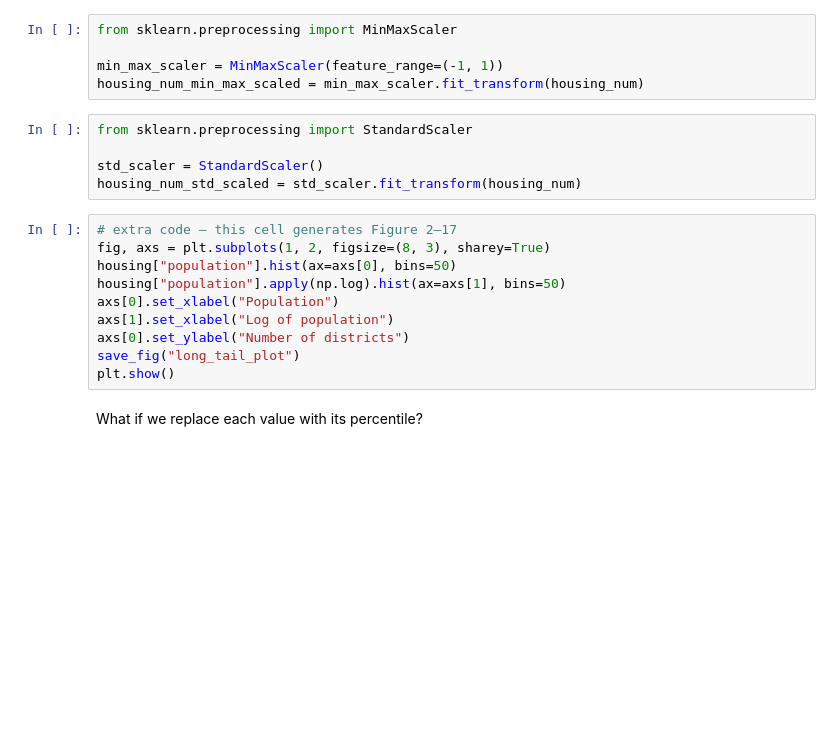
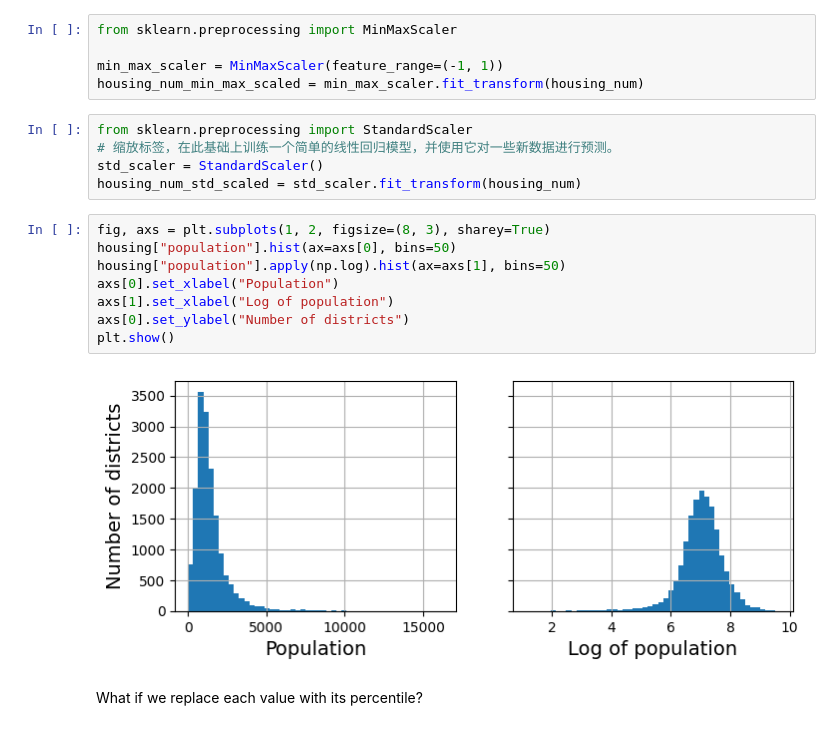
Before and after one commit to amlei/handson-ml3, a Jupyter notebook: 02_end_to_end_machine_learning_project.ipynb, the cells around one changed output. Cells and saved outputs as stored; diff of their text form; blank space fills up the shorter version.

```diff
--- a/02_end_to_end_machine_learning_project.ipynb
+++ b/02_end_to_end_machine_learning_project.ipynb
@@ -646,19 +765,19 @@ min_max_scaler = MinMaxScaler(feature_range=(-1, 1))
 housing_num_min_max_scaled = min_max_scaler.fit_transform(housing_num)
 # %%
 from sklearn.preprocessing import StandardScaler
-
+# 缩放标签，在此基础上训练一个简单的线性回归模型，并使用它对一些新数据进行预测。
 std_scaler = StandardScaler()
 housing_num_std_scaled = std_scaler.fit_transform(housing_num)
 # %%
-# extra code – this cell generates Figure 2–17
 fig, axs = plt.subplots(1, 2, figsize=(8, 3), sharey=True)
 housing["population"].hist(ax=axs[0], bins=50)
 housing["population"].apply(np.log).hist(ax=axs[1], bins=50)
 axs[0].set_xlabel("Population")
 axs[1].set_xlabel("Log of population")
 axs[0].set_ylabel("Number of districts")
-save_fig("long_tail_plot")
 plt.show()
+# %% [output]
+[figure, added]
 # %% [markdown]
 What if we replace each value with its percentile?
 # %%
```
Also changed, not shown: parts of 35 cells of this notebook.
